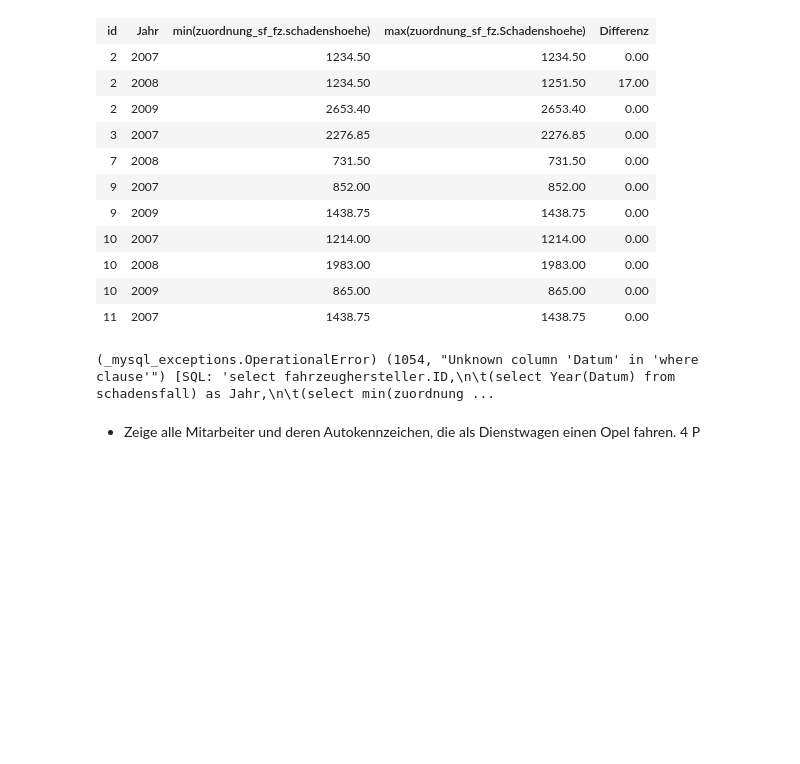
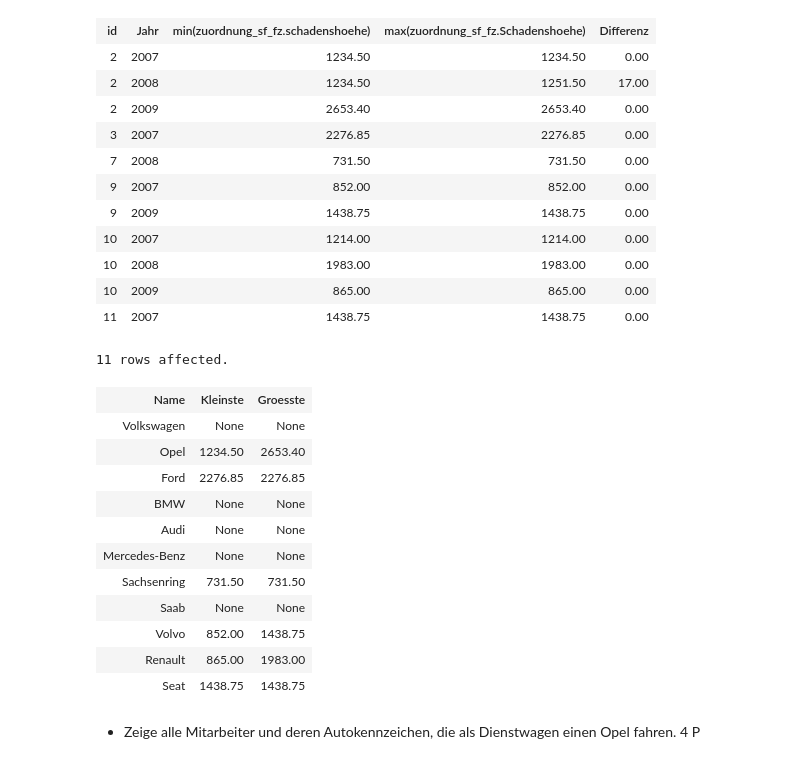
Before and after one commit to steinam/teacher, a Jupyter notebook: jup_notebooks/Versicherung_11FI3_On_Paper.ipynb, the cells around one changed output. Saved outputs shown, nothing was run; the diff lists cells and outputs as text; code cells hidden in the pictures; blank space fills up the shorter version.

```diff
--- a/jup_notebooks/Versicherung_11FI3_On_Paper.ipynb
+++ b/jup_notebooks/Versicherung_11FI3_On_Paper.ipynb
@@ -135,23 +152,44 @@ group by fahrzeughersteller.id, year(datum)
 | 11 | 2007 | 1438.75 | 1438.75 | 0.00 |
 # %%
 %%sql
+-- redigierte Version von Wortmann geht
 
-select fahrzeughersteller.ID,
-	(select Year(Datum) from schadensfall) as Jahr,
-	(select min(zuordnung_sf_fz.Schadenshoehe) from zuordnung_sf_fz
-		where Year(Datum) = Jahr
-		and zuordnung_sf_fz.Fahrzeug_ID
-			in(select fahrzeug.ID from fahrzeug where fahrzeug.Fahrzeugtyp_ID
-				in(Select fahrzeugtyp.ID from fahrzeugtyp where fahrzeugtyp.Hersteller_ID = fahrzeughersteleler.ID))) as Min_Wert,
-	(select max(zuordnung_sf_fz.Schadenshoehe) from zuordnung_sf_fz
-		where schadensfall.Year(Datum) = Jahr
-		and zuordnung_sf_fz.Fahrzeug_ID
-			in(select fahrzeug.ID from fahrzeug where fahrzeug.Fahrzeugtyp_ID
-			in(Select fahrzeugtyp.ID from fahrzeugtyp where fahrzeugtyp.Hersteller_ID = fahrzeughersteller.ID))) as Max_Wert,
-	(Max_Wert - Min_Wert) as Differenz
+select
+
+fahrzeughersteller.Name,
+(select min(zuordnung_sf_fz.schadenshoehe) from zuordnung_sf_fz
+	where zuordnung_sf_fz.fahrzeug_id in(
+		select fahrzeug.id from fahrzeug
+		where fahrzeug.fahrzeugtyp_id in(
+			select fahrzeugtyp.id from fahrzeugtyp
+			where fahrzeugtyp.hersteller_id = fahrzeughersteller.id
+		)
+	)
+) as Kleinste,
+(select max(zuordnung_sf_fz.schadenshoehe) from zuordnung_sf_fz
+	where zuordnung_sf_fz.fahrzeug_id in(
+		select fahrzeug.id from fahrzeug
+		where fahrzeug.fahrzeugtyp_id in(
+			select fahrzeugtyp.id from fahrzeugtyp
+			where fahrzeugtyp.hersteller_id = fahrzeughersteller.id
+		)
+	)
+) as `Groesste`
 from fahrzeughersteller;
 # %% [output]
-(_mysql_exceptions.OperationalError) (1054, "Unknown column 'Datum' in 'where clause'") [SQL: 'select fahrzeughersteller.ID,\n\t(select Year(Datum) from schadensfall) as Jahr,\n\t(select min(zuordnung ...
+11 rows affected.
+| Name | Kleinste | Groesste |
+| Volkswagen | None | None |
+| Opel | 1234.50 | 2653.40 |
+| Ford | 2276.85 | 2276.85 |
+| BMW | None | None |
+| Audi | None | None |
+| Mercedes-Benz | None | None |
+| Sachsenring | 731.50 | 731.50 |
+| Saab | None | None |
+| Volvo | 852.00 | 1438.75 |
+| Renault | 865.00 | 1983.00 |
+| Seat | 1438.75 | 1438.75 |
 # %% [markdown]
 - Zeige alle Mitarbeiter und deren Autokennzeichen, die als Dienstwagen einen Opel fahren.
 											4 P
```
Also changed, not shown: parts of 10 cells of this notebook, 4 other files.
